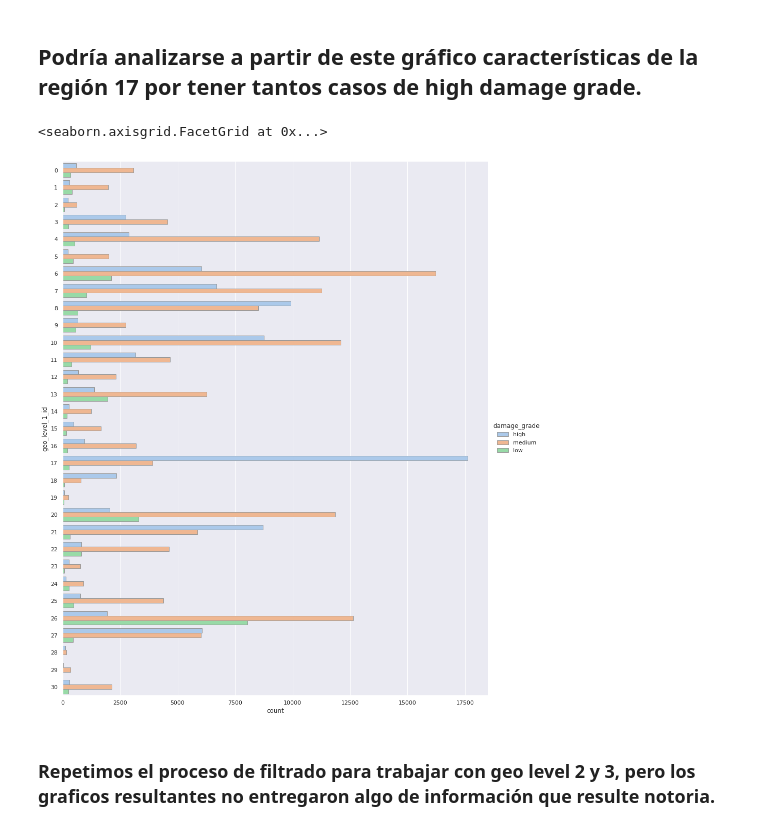
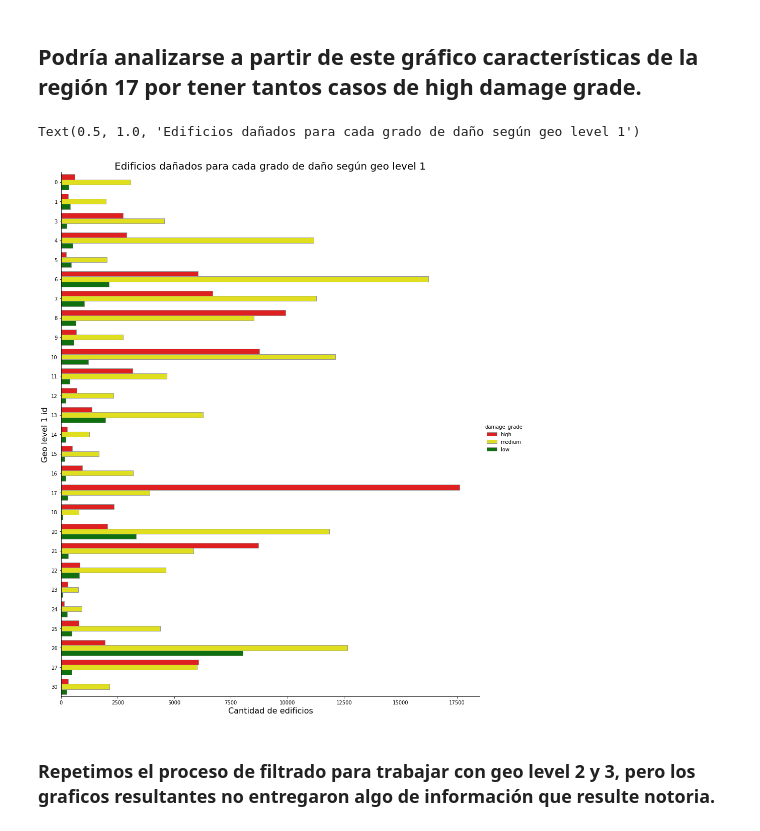
Before and after one commit to WagnerMarcos/tp1_orga_datos, a Jupyter notebook: tp1_marcos.ipynb, the cells around one changed output. Saved outputs shown, nothing was run; the diff lists cells and outputs as text; code cells hidden in the pictures.

```diff
--- a/tp1_marcos.ipynb
+++ b/tp1_marcos.ipynb
@@ -110,7 +130,5 @@ Name: geo_level_1_id, dtype: int64
 # I get the zones with more than 1000 samples
 geo_1 = df[['building_id','geo_level_1_id', 'damage_grade']]
 geo_1 = geo_1.groupby('geo_level_1_id').filter(lambda x: len(x) > 1000)
-geo_1 = geo_1.groupby(['geo_level_1_id', 'damage_grade']).count()
-geo_1 = geo_1.reset_index().rename(columns={'building_id':'count'})
-geo_1
+len(geo_1.geo_level_1_id.unique())
 # %% [output]
@@ -131,12 +156,17 @@ geo_1
 ## Podría analizarse a partir de este gráfico características de la región 17 por tener tantos casos de high damage grade.
 # %%
 # sns.set(rc={'figure.figsize':(11.7,8.27)})
+sns.color_palette("pastel")
+palette_ ={"high": "red", "medium": "yellow", "low": "green"}
 sns.catplot(y="geo_level_1_id", hue="damage_grade", kind="count",
-            palette="pastel", edgecolor=".6",
-            data=df, height=15, aspect=6.7/8.27)
+             edgecolor=".6",
+            data=geo_1, height=15, aspect=6.7/8.27, palette=palette_)
+plt.ylabel("Geo level 1 id", size=16)
+plt.xlabel("Cantidad de edificios", size=16)
+plt.title("Edificios dañados para cada grado de daño según geo level 1", size=20)
 # %% [output]
-<seaborn.axisgrid.FacetGrid at 0x...>
+Text(0.5, 1.0, 'Edificios dañados para cada grado de daño según geo level 1')
-[figure, old version]
+[figure, new version]
 # %% [markdown]
 ### Repetimos el proceso de filtrado para trabajar con geo level 2 y 3, pero los graficos resultantes no entregaron algo de información que resulte notoria.
 # %%
```
Also changed, not shown: parts of 54 cells of this notebook.
